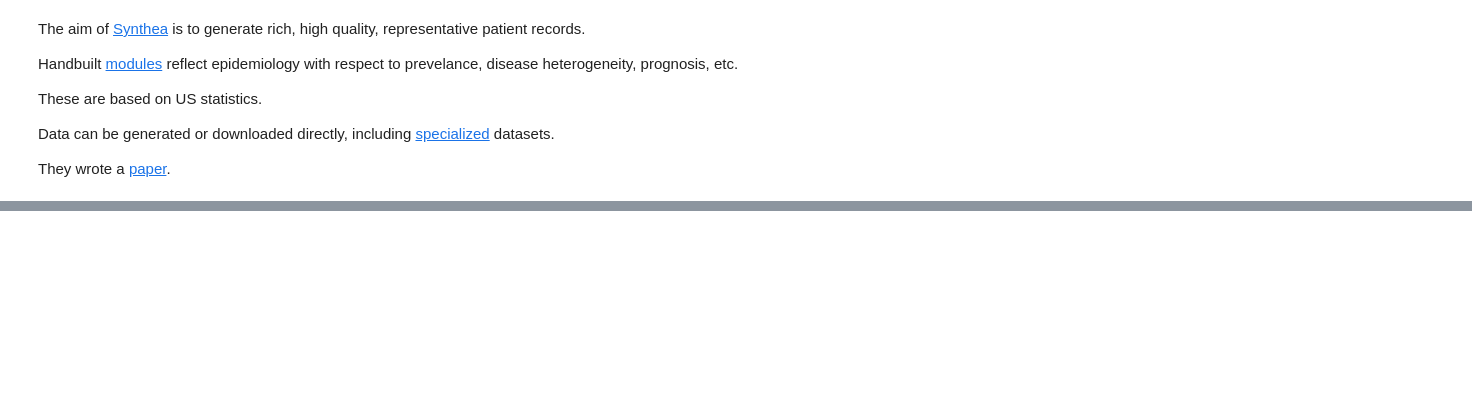
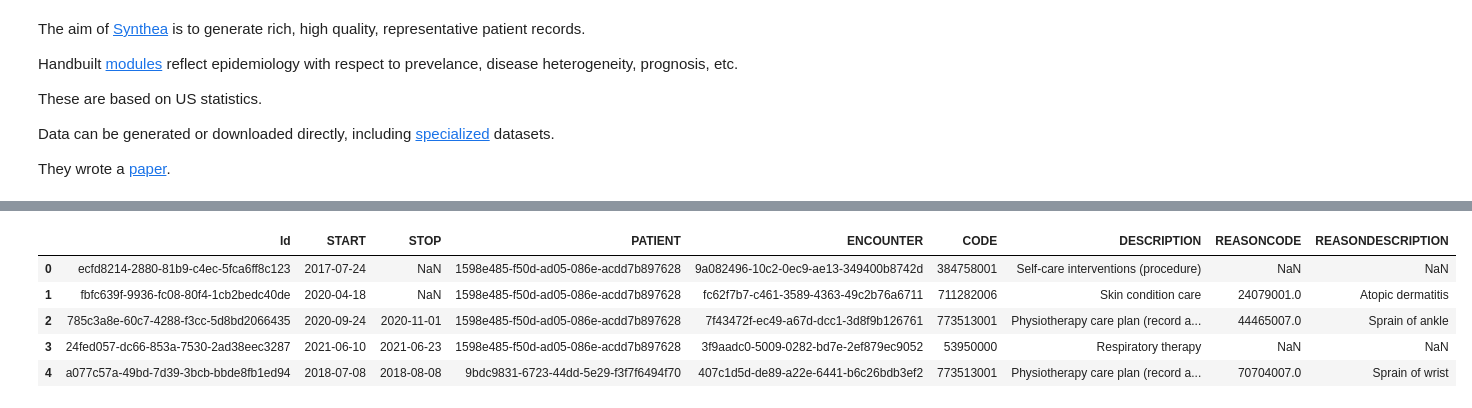
Before and after one commit to mprallison/synthea-helper, a Jupyter notebook: explainer_demo.ipynb, the cells around one changed output, grey strips where cells are left out. Drawn from its saved outputs; the diff is of its cells as text; code cells hidden in the pictures; blank space fills up the shorter version.

```diff
--- a/explainer_demo.ipynb
+++ b/explainer_demo.ipynb
@@ -57,0 +72,10 @@ df[(df["GENDER"] == "F") & (df["DESCRIPTION"] == 'Essential hypertension (disord
+# %%
+#careplan table
+careplan_df.head()
+# %% [output]
+|  | Id | START | STOP | PATIENT | ENCOUNTER | CODE | DESCRIPTION | REASONCODE | REASONDESCRIPTION |
+| 0 | ecfd8214-2880-81b9-c4ec-5fca6ff8c123 | 2017-07-24 | NaN | 1598e485-f50d-ad05-086e-acdd7b897628 | 9a082496-10c2-0ec9-ae13-349400b8742d | 384758001 | Self-care interventions (procedure) | NaN | NaN |
+| 1 | fbfc639f-9936-fc08-80f4-1cb2bedc40de | 2020-04-18 | NaN | 1598e485-f50d-ad05-086e-acdd7b897628 | fc62f7b7-c461-3589-4363-49c2b76a6711 | 711282006 | Skin condition care | 24079001.0 | Atopic dermatitis |
+| 2 | 785c3a8e-60c7-4288-f3cc-5d8bd2066435 | 2020-09-24 | 2020-11-01 | 1598e485-f50d-ad05-086e-acdd7b897628 | 7f43472f-ec49-a67d-dcc1-3d8f9b126761 | 773513001 | Physiotherapy care plan (record a... | 44465007.0 | Sprain of ankle |
+| 3 | 24fed057-dc66-853a-7530-2ad38eec3287 | 2021-06-10 | 2021-06-23 | 1598e485-f50d-ad05-086e-acdd7b897628 | 3f9aadc0-5009-0282-bd7e-2ef879ec9052 | 53950000 | Respiratory therapy | NaN | NaN |
+| 4 | a077c57a-49bd-7d39-3bcb-bbde8fb1ed94 | 2018-07-08 | 2018-08-08 | 9bdc9831-6723-44dd-5e29-f3f7f6494f70 | 407c1d5d-de89-a22e-6441-b6c26bdb3ef2 | 773513001 | Physiotherapy care plan (record a... | 70704007.0 | Sprain of wrist |
```
Also changed, not shown: parts of 15 cells of this notebook, 18 other files.
